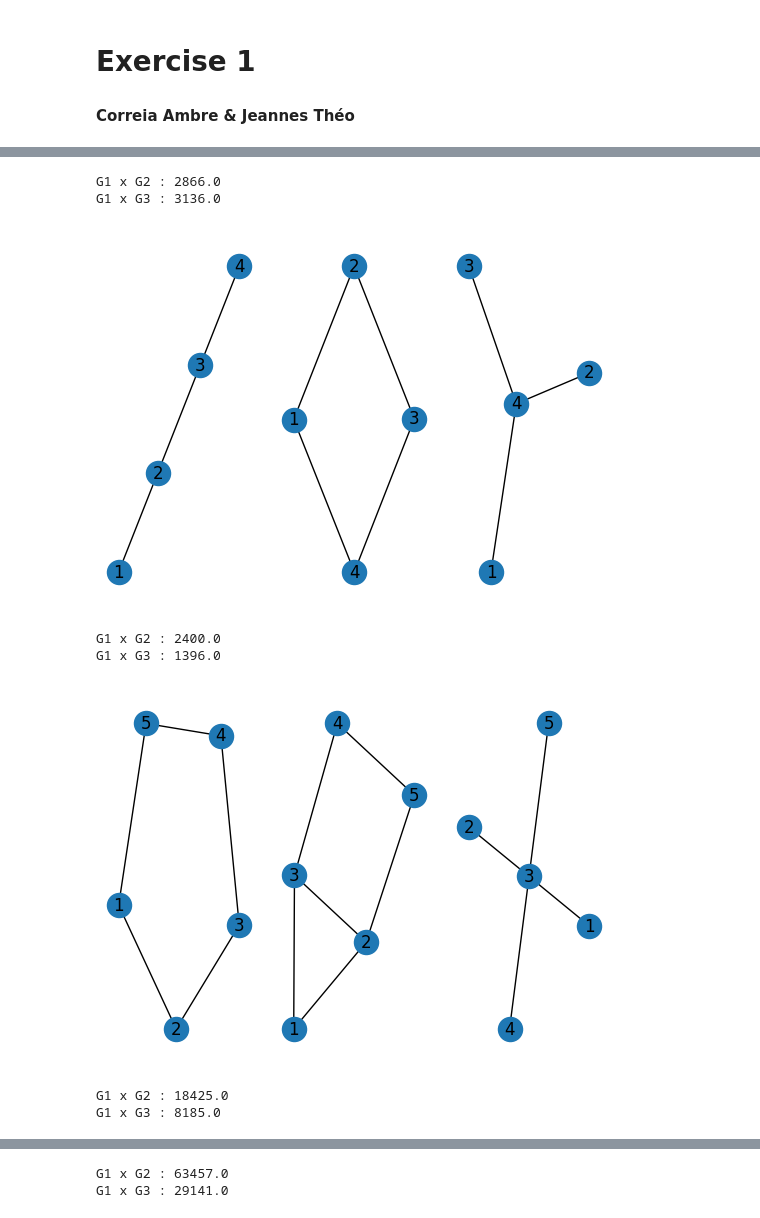
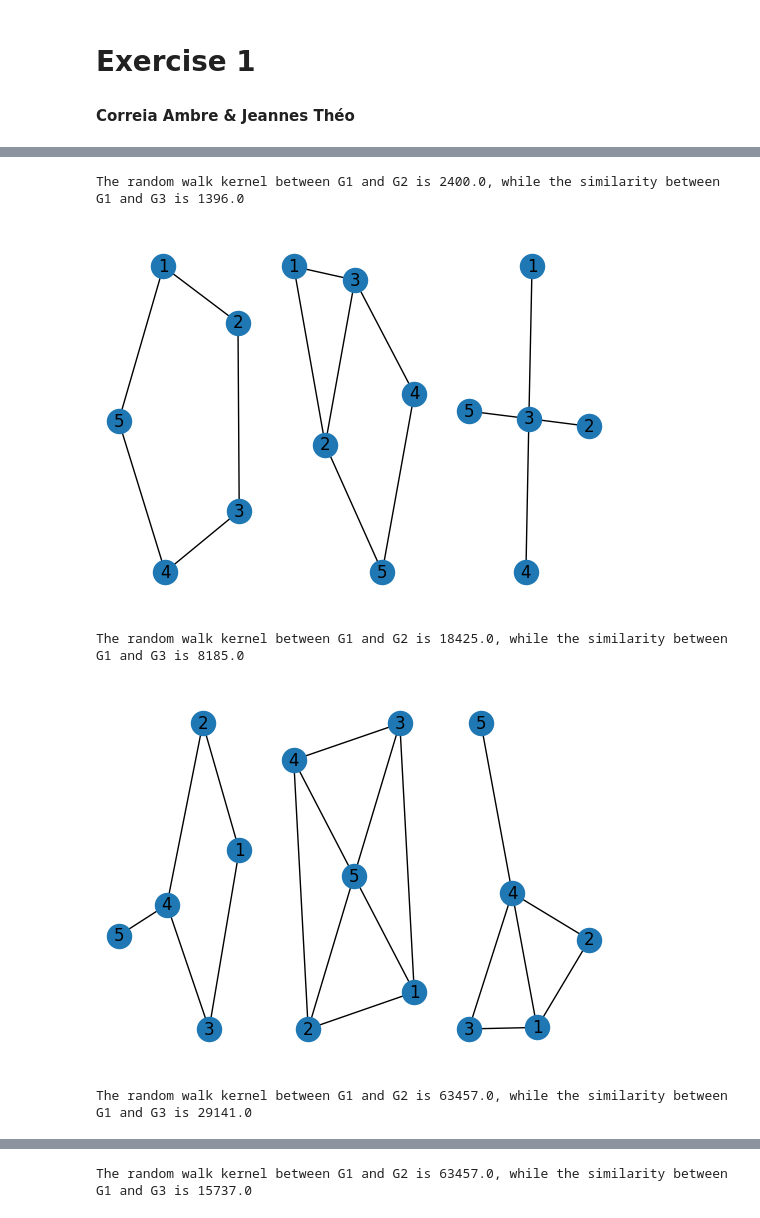
Before and after one commit to JeannesTheo/DataMiningForNetworks, a Jupyter notebook: Assignement3.ipynb, the cells around one changed output, grey strips where cells are left out. Saved outputs shown, nothing was run; the diff lists cells and outputs as text; code cells hidden in the pictures.

```diff
--- a/Assignement3.ipynb
+++ b/Assignement3.ipynb
@@ -64,6 +64,7 @@ def random_walk_kernel_similarity(G1,G2,k=4):
     return np.sum(adjacencies)
 # %%
-def print_results(graph1,graph2,graph3):
+
+def print_results(graph1, graph2, graph3):
     """
     Prints the results of the random walk kernel similarity between two graphs.
 
@@ -71,7 +72,6 @@ def print_results(graph1,graph2,graph3):
     :param G2: The second input graph.
     :param G3: The second input graph.
     """
-    plot_graphs(graph1,graph2,graph3)
-    print(f"G1 x G2 : {random_walk_kernel_similarity(graph1,graph2)}\n"
-          f"G1 x G3 : {random_walk_kernel_similarity(graph1,graph3)}")
+    plot_graphs(graph1, graph2, graph3)
+    print(f"The random walk kernel between G1 and G2 is {random_walk_kernel_similarity(graph1, graph2)}, while the similarity between G1 and G3 is {random_walk_kernel_similarity(graph1, graph3)}")
 # %%
@@ -86,17 +92,22 @@ The similarity between G and G' is 2866.0, while the similarity between G' and G
 # %%
-G1 = nx.Graph([(1,2),(2,3),(3,4)])
-G2 = nx.Graph([(1,2), (2,3),(3,4),(4,1)])
-G3 = nx.Graph([(1,4),(4,2),(4,3)])
+G1 = nx.Graph([(1, 2), (2, 3), (3, 4)])
+G2 = nx.Graph([(1, 2), (2, 3), (3, 4), (4, 1)])
+G3 = nx.Graph([(1, 4), (4, 2), (4, 3)])
 
-G4 = nx.Graph([(1,2),(2,3),(3,4),(4,5), (5,1)])
-G5 = nx.Graph([(1,2),(2,3),(3,4),(4,5),(5,2),(1,3)])
-G6 = nx.Graph([(4,3),(3,1),(3,5),(3,2)])
+G4 = nx.Graph([(1, 2), (2, 3), (3, 4), (4, 5), (5, 1)])
+G5 = nx.Graph([(1, 2), (2, 3), (3, 4), (4, 5), (5, 2), (1, 3)])
+G6 = nx.Graph([(4, 3), (3, 1), (3, 5), (3, 2)])
 
-G7 = nx.Graph([(1,2),(1,3),(3,4),(4,2),(4,5)])
-G8 = nx.Graph([(1,2),(1,3),(1,5),(2,5),(2,4), (4,5),(4,3),(3,5)])
-G9 = nx.Graph([(1,2),(1,3),(1,4),(4,2),(4,3),(4,5)])
-print_results(G,G_p,G_s)
-print_results(G1,G2,G3)
-print_results(G4,G5,G6)
-print_results(G7,G8,G9)
+G7 = nx.Graph([(1, 2), (1, 3), (3, 4), (4, 2), (4, 5)])
+G8 = nx.Graph([(1, 2), (1, 3), (1, 5), (2, 5), (2, 4), (4, 5), (4, 3), (3, 5)])
+G9 = nx.Graph([(1, 2), (1, 3), (1, 4), (4, 2), (4, 3), (4, 5)])
+
+G10 = nx.Graph([(1, 2), (1, 3), (3, 4), (4, 2), (4, 5)])
+G11 = nx.Graph([(1, 2), (1, 3), (1, 5), (2, 5), (2, 4), (4, 5), (4, 3), (3, 5)])
+G12 = nx.Graph([(1, 2), (1, 3), (1, 4), (4, 2), (4, 5)])
+
+print_results(G1, G2, G3)
+print_results(G4, G5, G6)
+print_results(G7, G8, G9)
+print_results(G10, G11, G12)
 # %% [output]
@@ -104,8 +115,5 @@ print_results(G7,G8,G9)
-G1 x G2 : 2866.0
-G1 x G3 : 3136.0
+The random walk kernel between G1 and G2 is 2400.0, while the similarity between G1 and G3 is 1396.0
-[figure, old version]
+[figure, new version]
-G1 x G2 : 2400.0
-G1 x G3 : 1396.0
+The random walk kernel between G1 and G2 is 18425.0, while the similarity between G1 and G3 is 8185.0
-[figure, old version]
+[figure, new version]
-G1 x G2 : 18425.0
-G1 x G3 : 8185.0
+The random walk kernel between G1 and G2 is 63457.0, while the similarity between G1 and G3 is 29141.0
@@ -113,2 +121 @@ G1 x G3 : 8185.0
-G1 x G2 : 63457.0
-G1 x G3 : 29141.0
+The random walk kernel between G1 and G2 is 63457.0, while the similarity between G1 and G3 is 15737.0
```
Also changed, not shown: parts of 12 cells of this notebook.
